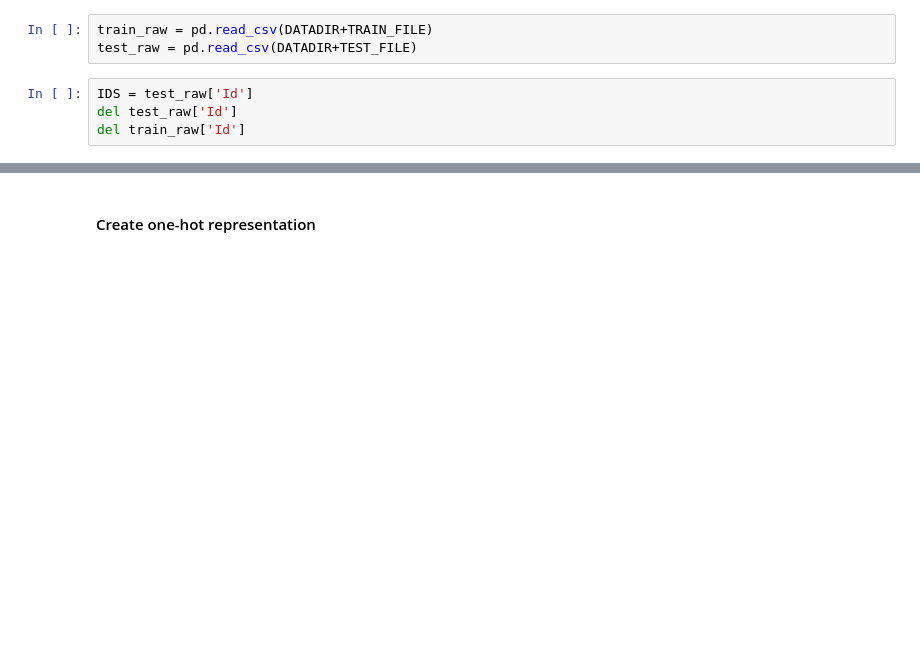
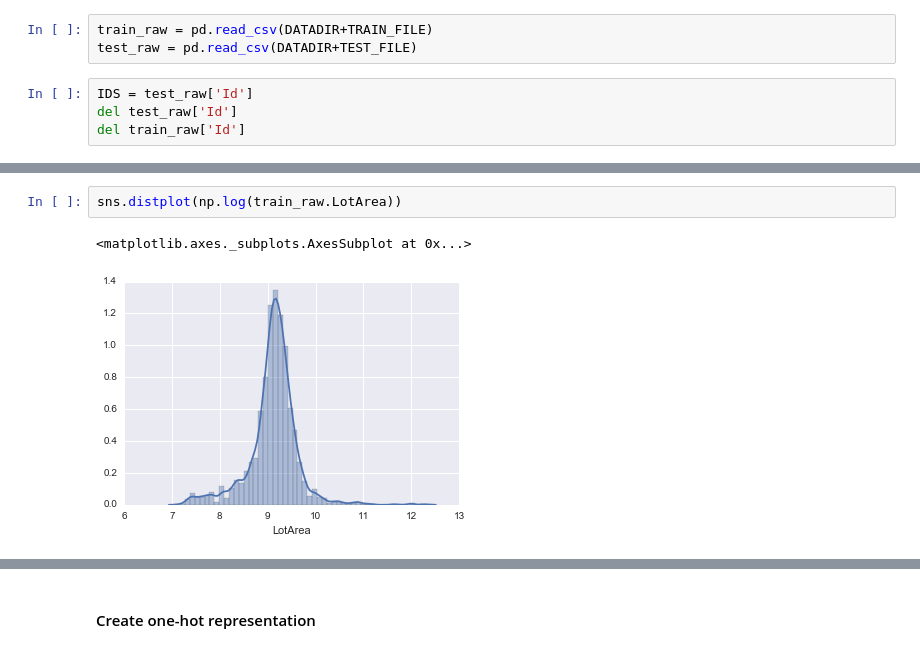
Before and after one commit to bshurick/kaggles, a Jupyter notebook: HousePrices/houseprices.ipynb, the cells around one changed output, grey strips where cells are left out. Cells and saved outputs as stored; diff of their text form; blank space fills up the shorter version.

```diff
--- a/HousePrices/houseprices.ipynb
+++ b/HousePrices/houseprices.ipynb
@@ -30,0 +67,5 @@ del train_raw['SalePrice']
+# %%
+sns.distplot(np.log(train_raw.LotArea))
+# %% [output]
+<matplotlib.axes._subplots.AxesSubplot at 0x...>
+[figure, added]
```
Also changed, not shown: parts of 19 cells of this notebook.
